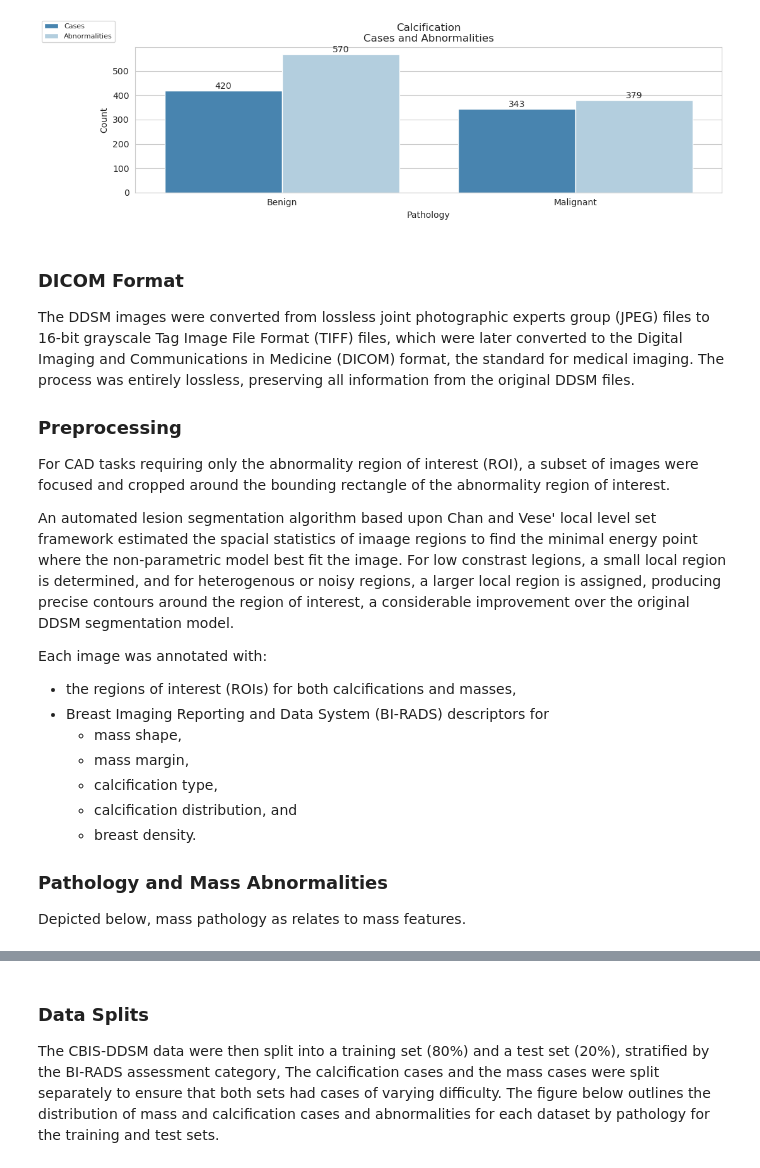
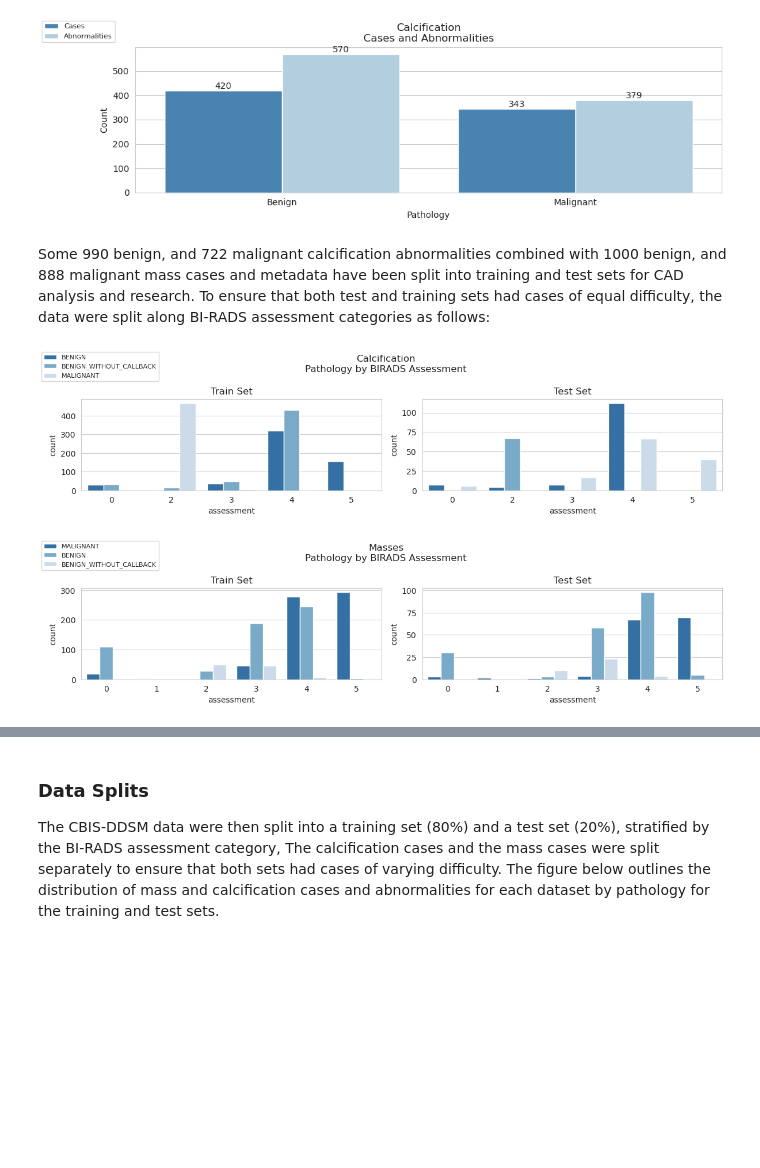
Before and after one commit to john-james-ai/breast_cancer_detection, a Jupyter notebook: notebooks/data/explore.ipynb, the cells around one changed output, grey strips where cells are left out. Cells and saved outputs as stored; diff of their text form; code cells hidden in the pictures; blank space fills up the shorter version.

```diff
--- a/notebooks/data/explore.ipynb
+++ b/notebooks/data/explore.ipynb
@@ -18,23 +73,11 @@ calc.overview()
 # %% [output]
 [figure]
 [figure]
-# %% [markdown]
-### DICOM Format
-The DDSM images were converted from lossless joint photographic experts group (JPEG) files to 16-bit grayscale Tag Image File Format (TIFF) files, which were later converted to the  Digital Imaging and Communications in Medicine (DICOM) format, the standard for medical imaging. The process was entirely lossless, preserving all information from the original DDSM files.
-
-### Preprocessing
-For CAD tasks requiring only the abnormality region of interest (ROI), a subset of images were focused and cropped around the bounding rectangle of the abnormality region of interest.
-
-An automated lesion segmentation algorithm based upon Chan and Vese' local level set framework estimated the spacial statistics of imaage regions to find the minimal energy point where the non-parametric model best fit the image.  For low constrast legions, a small local region is determined, and for heterogenous or noisy regions, a larger local region is assigned, producing precise contours around the region of interest, a considerable improvement over the original DDSM segmentation model.
-
-Each image was annotated with:
-- the regions of interest (ROIs) for both calcifications and masses,
-- Breast Imaging Reporting and Data System (BI-RADS) descriptors for
-    - mass shape,
-    - mass margin,
-    - calcification type,
-    - calcification distribution, and
-    - breast density.
-
-### Pathology and Mass Abnormalities
-Depicted below, mass pathology as relates to mass features.
+# %% [markdown]
+Some 990 benign, and 722 malignant calcification abnormalities combined with 1000 benign, and 888 malignant mass cases and metadata have been split into training and test sets for CAD analysis and research. To ensure that both test and training sets had cases of equal difficulty, the data were split along BI-RADS assessment categories as follows:
+# %%
+calc.pathology_assessment()
+mass.pathology_assessment()
+# %% [output]
+[figure, added]
+[figure, added]
```
Also changed, not shown: parts of 18 cells of this notebook, 7 other files.
